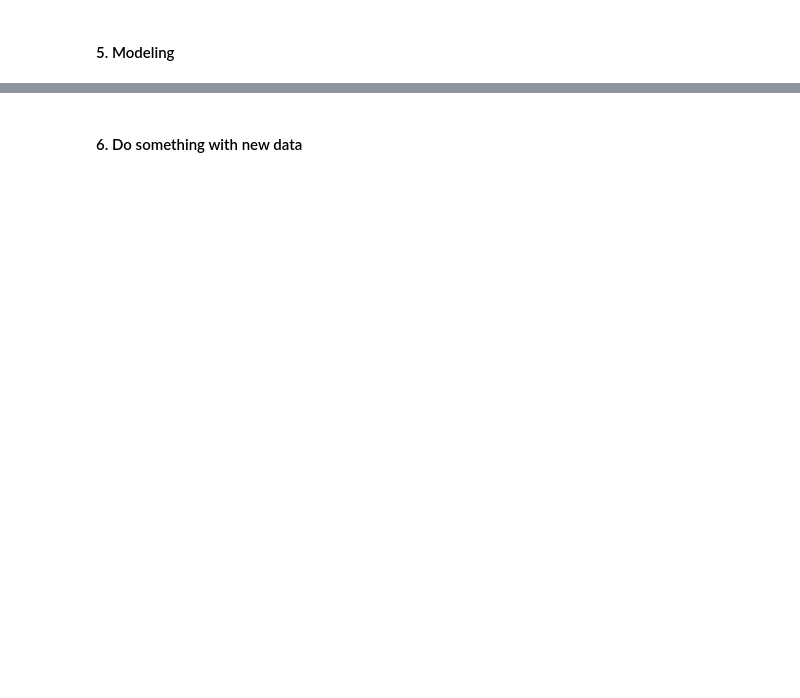
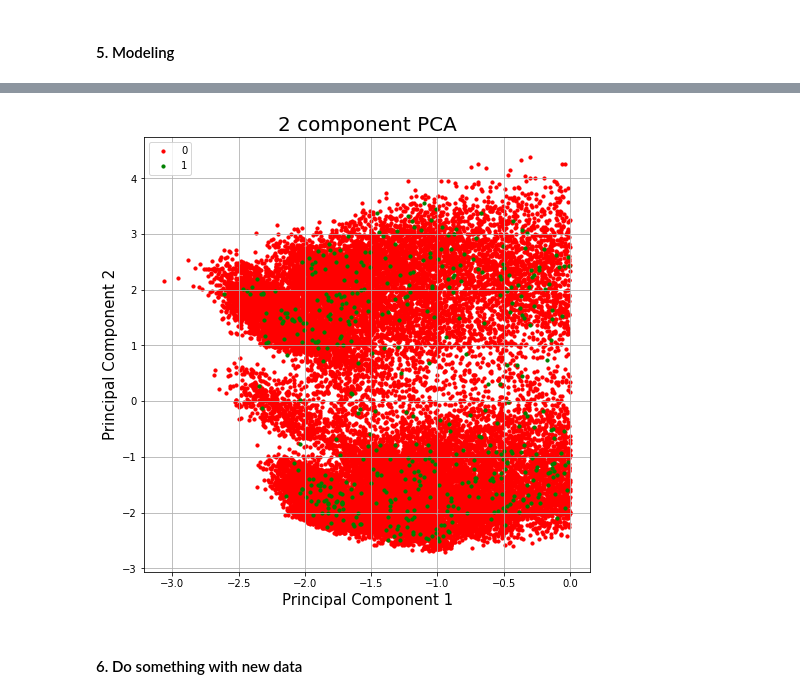
Before and after one commit to Ariathor/AdvancedAnalytics2022, a Jupyter notebook: Assignment1_AdvAn.ipynb, the cells around one changed output, grey strips where cells are left out. Drawn from its saved outputs; the diff is of its cells as text; code cells hidden in the pictures; blank space fills up the shorter version.

```diff
--- a/Assignment1_AdvAn.ipynb
+++ b/Assignment1_AdvAn.ipynb
@@ -319,24 +346,26 @@ trues / total_space
 # %%
 
 # selection of the transformed data
 
 finalDft = finalDf[(finalDf['principal component 1'] <= 0)]
 
 fig = plt.figure(figsize = (8,8))
 ax = fig.add_subplot(1,1,1)
 ax.set_xlabel('Principal Component 1', fontsize = 15)
 ax.set_ylabel('Principal Component 2', fontsize = 15)
 ax.set_title('2 component PCA', fontsize = 20)
 targets = [ 0, 1]
 colors = ['r', 'g']
 for target, color in zip(targets,colors):
     indicesToKeep = finalDft['target'] == target
     ax.scatter(finalDft.loc[indicesToKeep, 'principal component 1']
                , finalDft.loc[indicesToKeep, 'principal component 2']
                , c = color
-               , s = 1)
+               , s = 10)
 ax.legend(targets)
 ax.grid()
+# %% [output]
+[figure, added]
 # %% [markdown]
 #### 6. Do something with new data
 # %%
```
Also changed, not shown: parts of 7 cells of this notebook.
